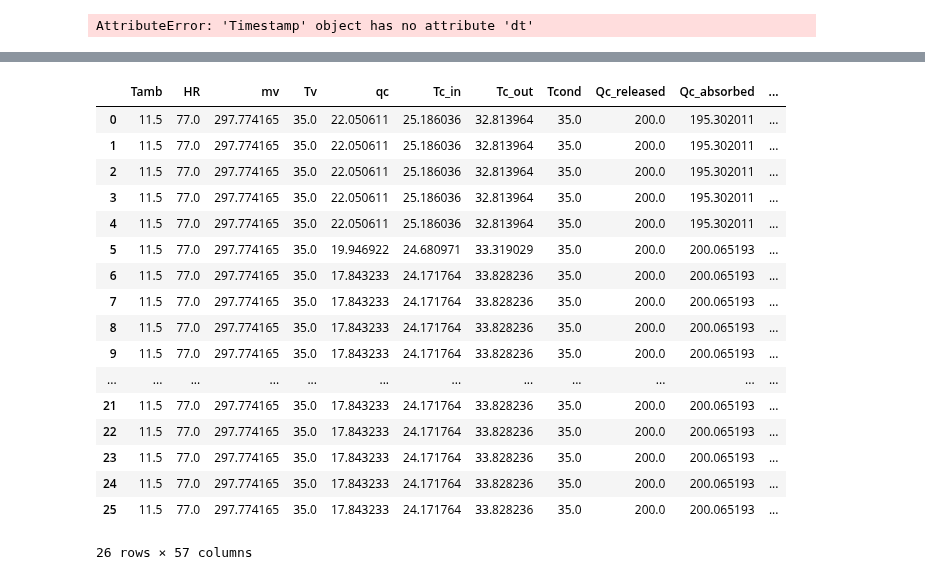
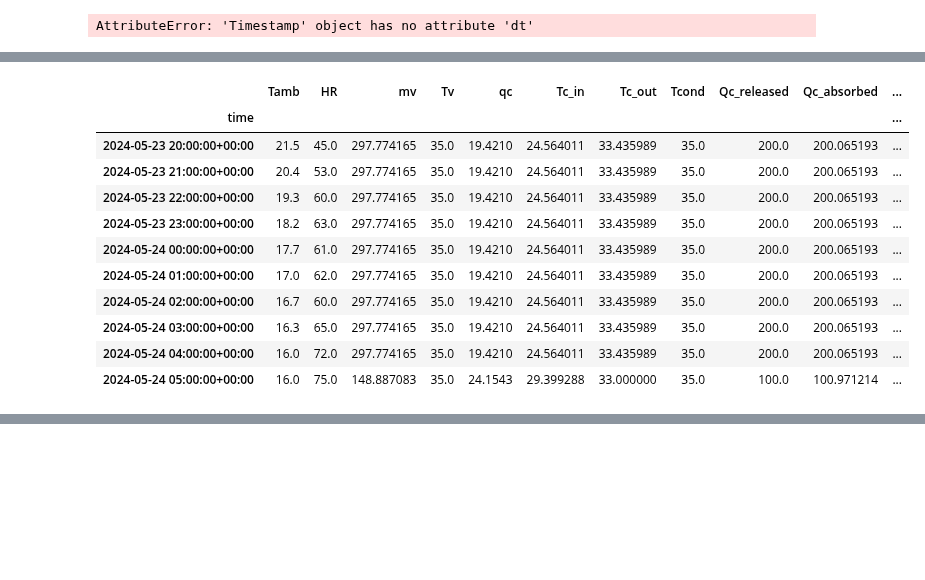
Before and after one commit to juan11iguel/SOLhycool, a Jupyter notebook: deployment/notebooks/tests.ipynb, the cells around one changed output, grey strips where cells are left out. Cells and saved outputs as stored; diff of their text form; code cells hidden in the pictures; blank space fills up the shorter version.

```diff
--- a/deployment/notebooks/tests.ipynb
+++ b/deployment/notebooks/tests.ipynb
@@ -231,10 +295,24 @@ Authorization required, but no authorization protocol specified
 # %%
 from pathlib import Path
-from solhycool_optimization import DayResults
+from solhycool_optimization import DayResults, import_simulation_results
 
-template_path = Path("/workspaces/SOLhycool/deployment/dags/results_eval_at_20250421T1741_psa_partial.gz")
+# template_path = Path("/workspaces/SOLhycool/deployment/dags/day_results.h5")
 
+df = import_simulation_results(Path("./multi_day_results.h5"))
+display(df)
 
-day_results = DayResults.initialize(template_path)
-day_results.index
+day_results2 = DayResults.initialize(Path("./multi_day_results.h5"), date_str=None)
+day_results2.index
 # %% [output]
+|  | Tamb | HR | mv | Tv | qc | Tc_in | Tc_out | Tcond | Qc_released | Qc_absorbed | ... |
+| time |  |  |  |  |  |  |  |  |  |  | ... |
+| 2024-05-23 20:00:00+00:00 | 21.5 | 45.0 | 297.774165 | 35.0 | 19.4210 | 24.564011 | 33.435989 | 35.0 | 200.0 | 200.065193 | ... |
+| 2024-05-23 21:00:00+00:00 | 20.4 | 53.0 | 297.774165 | 35.0 | 19.4210 | 24.564011 | 33.435989 | 35.0 | 200.0 | 200.065193 | ... |
+| 2024-05-23 22:00:00+00:00 | 19.3 | 60.0 | 297.774165 | 35.0 | 19.4210 | 24.564011 | 33.435989 | 35.0 | 200.0 | 200.065193 | ... |
+| 2024-05-23 23:00:00+00:00 | 18.2 | 63.0 | 297.774165 | 35.0 | 19.4210 | 24.564011 | 33.435989 | 35.0 | 200.0 | 200.065193 | ... |
+| 2024-05-24 00:00:00+00:00 | 17.7 | 61.0 | 297.774165 | 35.0 | 19.4210 | 24.564011 | 33.435989 | 35.0 | 200.0 | 200.065193 | ... |
+| 2024-05-24 01:00:00+00:00 | 17.0 | 62.0 | 297.774165 | 35.0 | 19.4210 | 24.564011 | 33.435989 | 35.0 | 200.0 | 200.065193 | ... |
+| 2024-05-24 02:00:00+00:00 | 16.7 | 60.0 | 297.774165 | 35.0 | 19.4210 | 24.564011 | 33.435989 | 35.0 | 200.0 | 200.065193 | ... |
+| 2024-05-24 03:00:00+00:00 | 16.3 | 65.0 | 297.774165 | 35.0 | 19.4210 | 24.564011 | 33.435989 | 35.0 | 200.0 | 200.065193 | ... |
+| 2024-05-24 04:00:00+00:00 | 16.0 | 72.0 | 297.774165 | 35.0 | 19.4210 | 24.564011 | 33.435989 | 35.0 | 200.0 | 200.065193 | ... |
+| 2024-05-24 05:00:00+00:00 | 16.0 | 75.0 | 148.887083 | 35.0 | 24.1543 | 29.399288 | 33.000000 | 35.0 | 100.0 | 100.971214 | ... |
@@ -259,21 +326,0 @@ ds = pd.Series(day_results.df_paretos, index=day_results.index).head(10)
-# %%
-ds.iloc[0]
-# %% [output]
-|  | Tamb | HR | mv | Tv | qc | Tc_in | Tc_out | Tcond | Qc_released | Qc_absorbed | ... |
-| 0 | 11.5 | 77.0 | 297.774165 | 35.0 | 22.050611 | 25.186036 | 32.813964 | 35.0 | 200.0 | 195.302011 | ... |
-| 1 | 11.5 | 77.0 | 297.774165 | 35.0 | 22.050611 | 25.186036 | 32.813964 | 35.0 | 200.0 | 195.302011 | ... |
-| 2 | 11.5 | 77.0 | 297.774165 | 35.0 | 22.050611 | 25.186036 | 32.813964 | 35.0 | 200.0 | 195.302011 | ... |
-| 3 | 11.5 | 77.0 | 297.774165 | 35.0 | 22.050611 | 25.186036 | 32.813964 | 35.0 | 200.0 | 195.302011 | ... |
-| 4 | 11.5 | 77.0 | 297.774165 | 35.0 | 22.050611 | 25.186036 | 32.813964 | 35.0 | 200.0 | 195.302011 | ... |
-| 5 | 11.5 | 77.0 | 297.774165 | 35.0 | 19.946922 | 24.680971 | 33.319029 | 35.0 | 200.0 | 200.065193 | ... |
-| 6 | 11.5 | 77.0 | 297.774165 | 35.0 | 17.843233 | 24.171764 | 33.828236 | 35.0 | 200.0 | 200.065193 | ... |
-| 7 | 11.5 | 77.0 | 297.774165 | 35.0 | 17.843233 | 24.171764 | 33.828236 | 35.0 | 200.0 | 200.065193 | ... |
-| 8 | 11.5 | 77.0 | 297.774165 | 35.0 | 17.843233 | 24.171764 | 33.828236 | 35.0 | 200.0 | 200.065193 | ... |
-| 9 | 11.5 | 77.0 | 297.774165 | 35.0 | 17.843233 | 24.171764 | 33.828236 | 35.0 | 200.0 | 200.065193 | ... |
-| ... | ... | ... | ... | ... | ... | ... | ... | ... | ... | ... | ... |
-| 21 | 11.5 | 77.0 | 297.774165 | 35.0 | 17.843233 | 24.171764 | 33.828236 | 35.0 | 200.0 | 200.065193 | ... |
-| 22 | 11.5 | 77.0 | 297.774165 | 35.0 | 17.843233 | 24.171764 | 33.828236 | 35.0 | 200.0 | 200.065193 | ... |
-| 23 | 11.5 | 77.0 | 297.774165 | 35.0 | 17.843233 | 24.171764 | 33.828236 | 35.0 | 200.0 | 200.065193 | ... |
-| 24 | 11.5 | 77.0 | 297.774165 | 35.0 | 17.843233 | 24.171764 | 33.828236 | 35.0 | 200.0 | 200.065193 | ... |
-| 25 | 11.5 | 77.0 | 297.774165 | 35.0 | 17.843233 | 24.171764 | 33.828236 | 35.0 | 200.0 | 200.065193 | ... |
-26 rows × 57 columns
```
Also changed, not shown: parts of 14 cells of this notebook, 5 other files.
